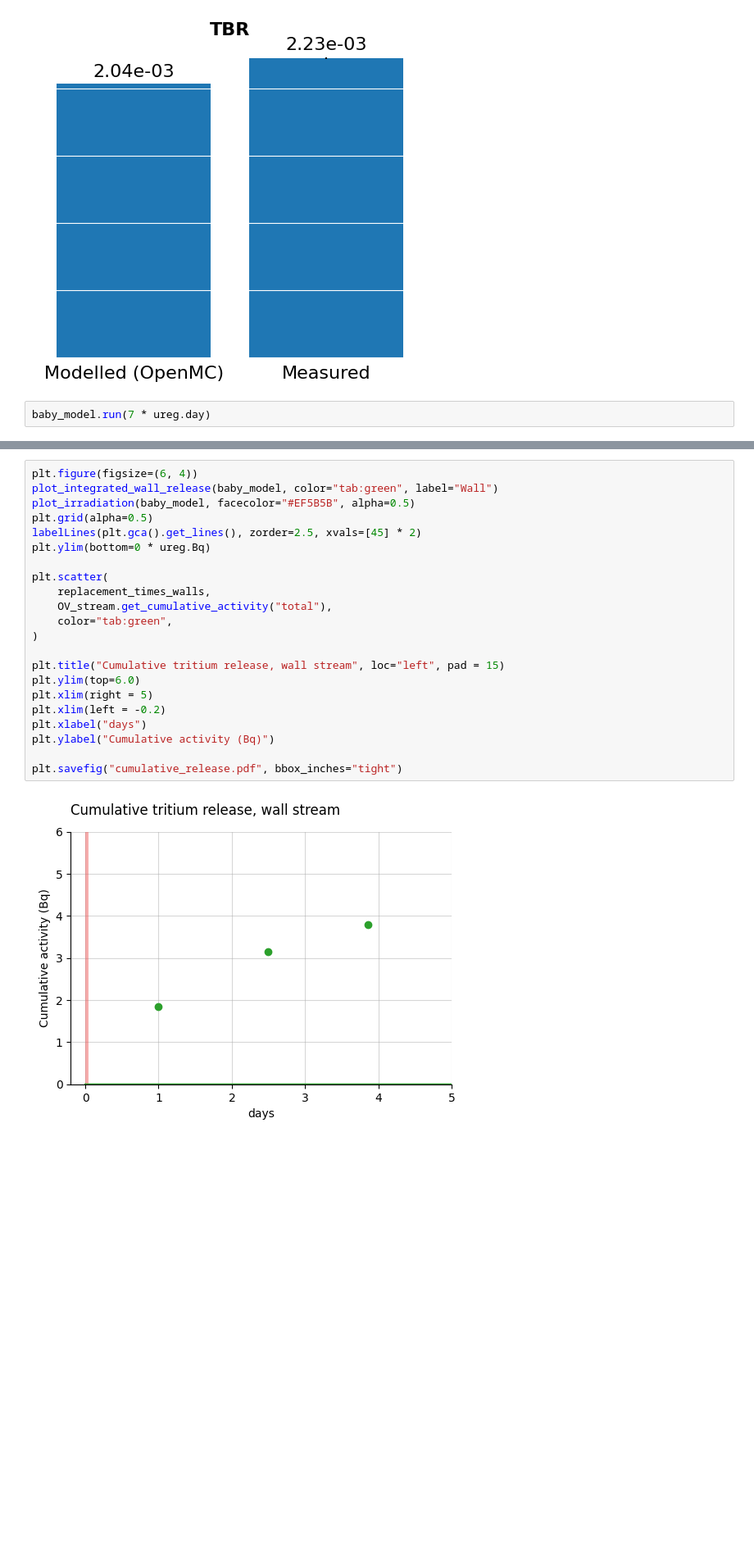
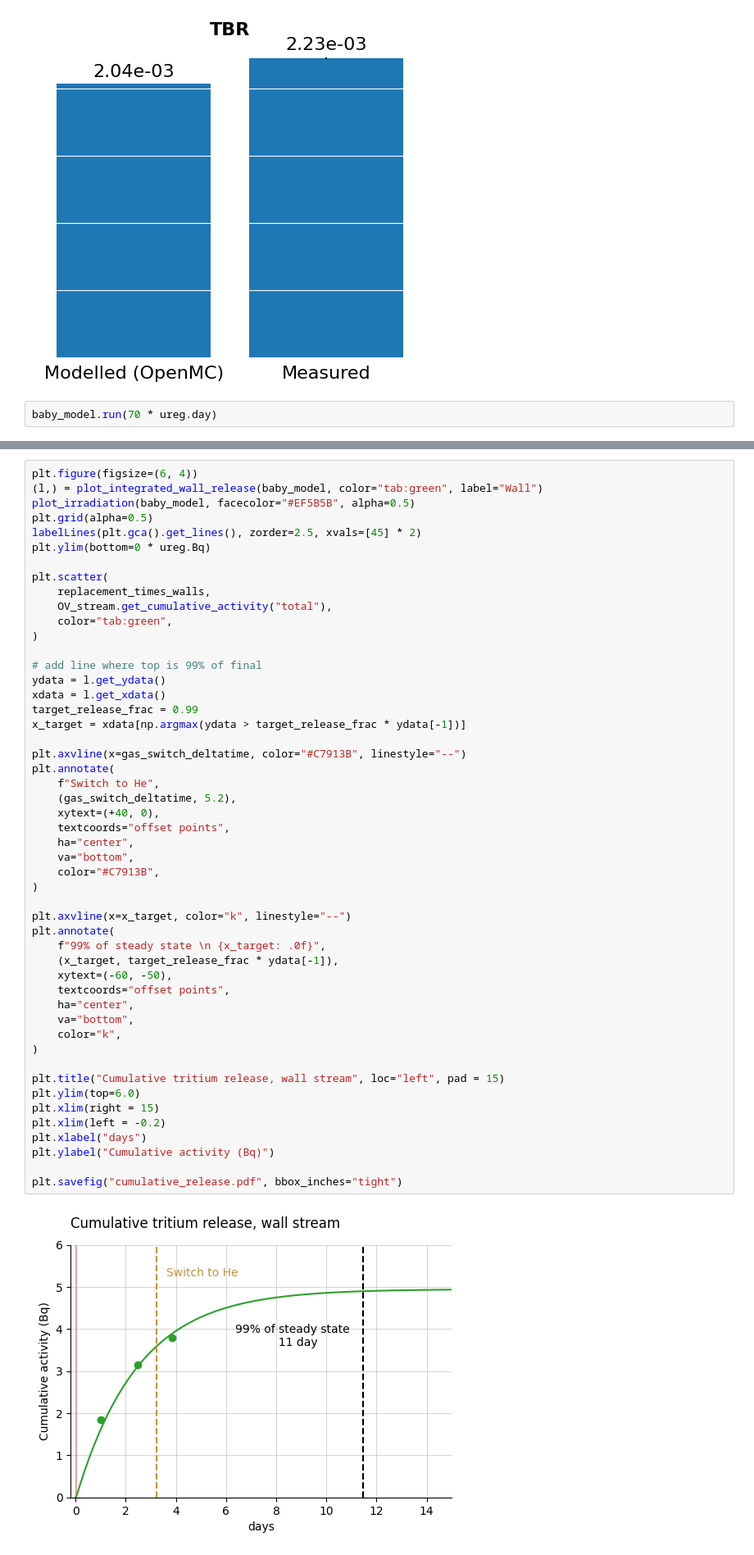
Before and after one commit to veliki-filozof/BABY-1L-run-6, a Jupyter notebook: analysis/tritium/tritium_model.ipynb, the cells around one changed output, grey strips where cells are left out. Shown at 82% size. Cells and saved outputs as stored; diff of their text form; blank space fills up the shorter version.

Commit message:
Fitting a plausible OV curve

```diff
--- a/analysis/tritium/tritium_model.ipynb
+++ b/analysis/tritium/tritium_model.ipynb
@@ -72,7 +72,7 @@ Measured TBR: 2.23e-03 particle / neutron
 0.9156155224722856 dimensionless
 [figure]
 # %%
-baby_model.run(7 * ureg.day)
+baby_model.run(70 * ureg.day)
 # %%
 print(f"Transport:")
 print(f"  mass transport coeff top: {baby_model.k_top:.2e~P}")
@@ -148,27 +148,55 @@ plt.savefig("cumulative_release.pdf", bbox_inches="tight")
 # %%
 plt.figure(figsize=(6, 4))
-plot_integrated_wall_release(baby_model, color="tab:green", label="Wall")
+(l,) = plot_integrated_wall_release(baby_model, color="tab:green", label="Wall")
 plot_irradiation(baby_model, facecolor="#EF5B5B", alpha=0.5)
 plt.grid(alpha=0.5)
 labelLines(plt.gca().get_lines(), zorder=2.5, xvals=[45] * 2)
 plt.ylim(bottom=0 * ureg.Bq)
 
 plt.scatter(
     replacement_times_walls,
     OV_stream.get_cumulative_activity("total"),
     color="tab:green",
 )
 
+# add line where top is 99% of final
+ydata = l.get_ydata()
+xdata = l.get_xdata()
+target_release_frac = 0.99
+x_target = xdata[np.argmax(ydata > target_release_frac * ydata[-1])]
+
+plt.axvline(x=gas_switch_deltatime, color="#C7913B", linestyle="--")
+plt.annotate(
+    f"Switch to He",
+    (gas_switch_deltatime, 5.2),
+    xytext=(+40, 0),
+    textcoords="offset points",
+    ha="center",
+    va="bottom",
+    color="#C7913B",
+)
+
+plt.axvline(x=x_target, color="k", linestyle="--")
+plt.annotate(
+    f"99% of steady state \n {x_target: .0f}",
+    (x_target, target_release_frac * ydata[-1]),
+    xytext=(-60, -50),
+    textcoords="offset points",
+    ha="center",
+    va="bottom",
+    color="k",
+)
+
 plt.title("Cumulative tritium release, wall stream", loc="left", pad = 15)
 plt.ylim(top=6.0)
-plt.xlim(right = 5)
+plt.xlim(right = 15)
 plt.xlim(left = -0.2)
 plt.xlabel("days")
 plt.ylabel("Cumulative activity (Bq)")
 
 plt.savefig("cumulative_release.pdf", bbox_inches="tight")
 # %% [output]
-[figure, old version]
+[figure, new version]
 # %%
 plot_sample_activity_top(
     baby_model, replacement_times=replacement_times_top, color="#023047", label="Top"
```
Also changed, not shown: parts of 6 cells of this notebook, 2 other files.
